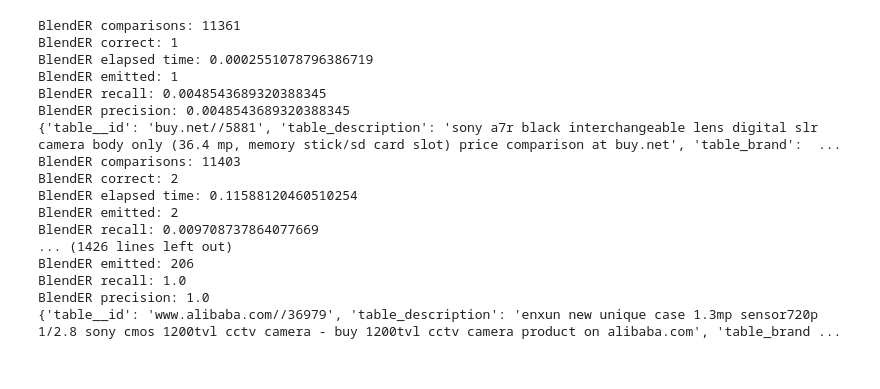
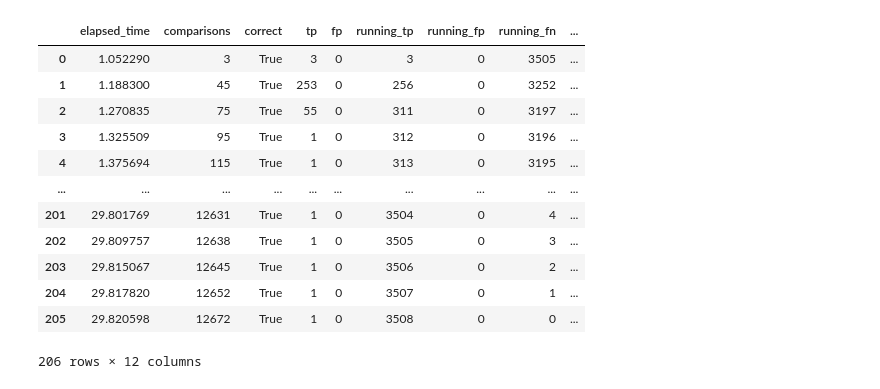
Before and after one commit to jlvlg/BrewER, a Jupyter notebook: experiments.ipynb, the cells around one changed output. Cells and saved outputs as stored; diff of their text form; code cells hidden in the pictures.

```diff
--- a/experiments.ipynb
+++ b/experiments.ipynb
@@ -100,0 +97,13 @@ batch_filtered.to_csv('output/output_batch.csv', index=False)
+# %%
+# Change if your id column is different
+resolved = pd.DataFrame([resolve(data[data["_id"].isin(entity)]) for entity in results])
+# Change to the where query you used on blender, and the order by
+batch_filtered = resolved[resolved["brand"] == "sony"].sort_values(
+    "mp", ascending=False
+)
+batch_filtered_pairs = set()
+for group in (results[index] for index in batch_filtered.index):
+    if len(group) > 1:
+        batch_filtered_pairs.update([tuple(sorted(pair)) for pair in combinations(group, 2)])
+    else:
+        batch_filtered_pairs.add(tuple(group))
@@ -157,24 +183,36 @@ blender = (BlendER()
     .subscribe(listener)
 )
 # %%
+blender_start = time.time()
+blender_results = []
 blender.run()
-# %% [output]
-BlendER comparisons: 11361
-BlendER correct: 1
-BlendER elapsed time: 0.0002551078796386719
-BlendER emitted: 1
-BlendER recall: 0.0048543689320388345
-BlendER precision: 0.0048543689320388345
-{'table__id': 'buy.net//5881', 'table_description': 'sony a7r black interchangeable lens digital slr camera body only (36.4 mp, memory stick/sd card slot) price comparison at buy.net', 'table_brand':  ...
-BlendER comparisons: 11403
-BlendER correct: 2
-BlendER elapsed time: 0.11588120460510254
-BlendER emitted: 2
-BlendER recall: 0.009708737864077669
-... (1426 lines left out)
-BlendER emitted: 206
-BlendER recall: 1.0
-BlendER precision: 1.0
-{'table__id': 'www.alibaba.com//36979', 'table_description': 'enxun new unique case 1.3mp sensor720p 1/2.8 sony cmos 1200tvl cctv camera - buy 1200tvl cctv camera product on alibaba.com', 'table_brand ...
 # %%
-pd.DataFrame(emitted).to_csv("output/output_blender.csv", index=False)
+blender_dataframe = pd.DataFrame(blender_results)
+
+blender_dataframe["running_tp"] = blender_dataframe["tp"].cumsum()
+blender_dataframe["running_fp"] = blender_dataframe["fp"].cumsum()
+blender_dataframe["running_fn"] = len(batch_filtered_pairs) - blender_dataframe["running_tp"]
+blender_dataframe["running_correct"] = blender_dataframe["correct"].cumsum()
+
+blender_dataframe["recall"] = (blender_dataframe["running_tp"] / (blender_dataframe["running_tp"] + blender_dataframe["running_fn"])).replace(np.nan, 0)
+blender_dataframe["precision"] = (blender_dataframe["running_tp"] / (blender_dataframe["running_tp"] + blender_dataframe["running_fp"])).replace(np.nan, 0)
+
+blender_dataframe["accuracy"] = blender_dataframe["running_correct"] / len(blender_dataframe)
+
+blender_dataframe.to_csv("output/blender_results.csv", index=False)
+# %%
+blender_dataframe
+# %% [output]
+|  | elapsed_time | comparisons | correct | tp | fp | running_tp | running_fp | running_fn | ... |
+| 0 | 1.052290 | 3 | True | 3 | 0 | 3 | 0 | 3505 | ... |
+| 1 | 1.188300 | 45 | True | 253 | 0 | 256 | 0 | 3252 | ... |
+| 2 | 1.270835 | 75 | True | 55 | 0 | 311 | 0 | 3197 | ... |
+| 3 | 1.325509 | 95 | True | 1 | 0 | 312 | 0 | 3196 | ... |
+| 4 | 1.375694 | 115 | True | 1 | 0 | 313 | 0 | 3195 | ... |
+| ... | ... | ... | ... | ... | ... | ... | ... | ... | ... |
+| 201 | 29.801769 | 12631 | True | 1 | 0 | 3504 | 0 | 4 | ... |
+| 202 | 29.809757 | 12638 | True | 1 | 0 | 3505 | 0 | 3 | ... |
+| 203 | 29.815067 | 12645 | True | 1 | 0 | 3506 | 0 | 2 | ... |
+| 204 | 29.817820 | 12652 | True | 1 | 0 | 3507 | 0 | 1 | ... |
+| 205 | 29.820598 | 12672 | True | 1 | 0 | 3508 | 0 | 0 | ... |
+206 rows × 12 columns
```
Also changed, not shown: parts of 7 cells of this notebook, 2 other files.
